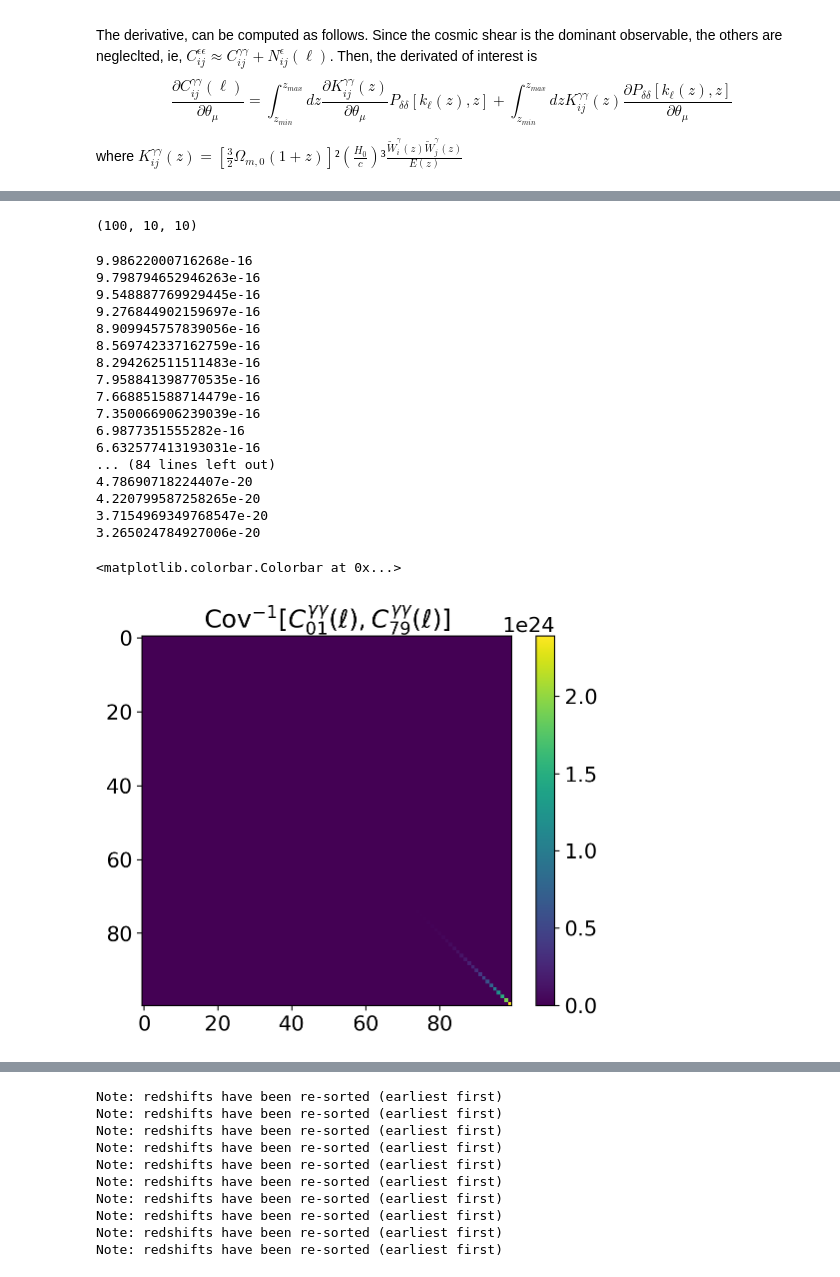
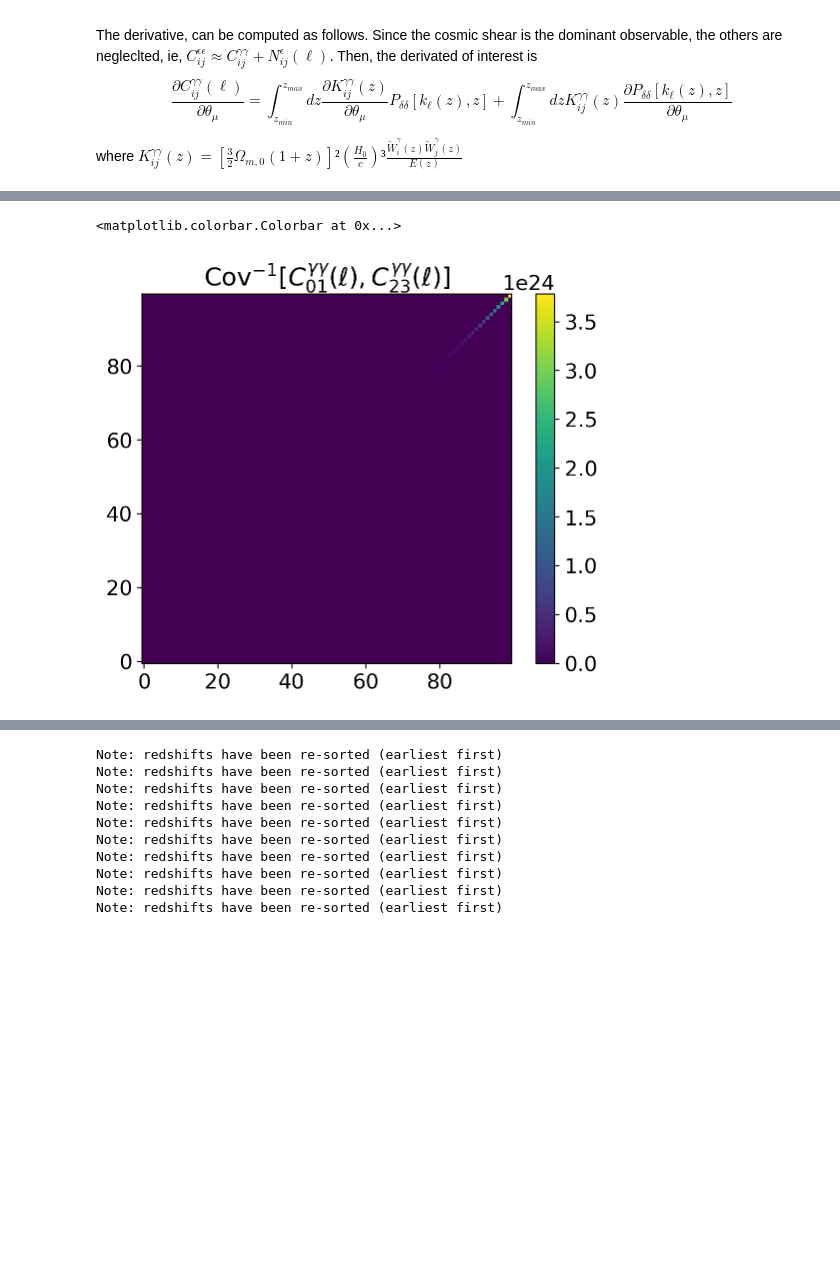
Before and after one commit to vPedreros/dfi-summer-2023, a Jupyter notebook: summer_nb copy.ipynb, the cells around one changed output, grey strips where cells are left out. Cells and saved outputs as stored; diff of their text form; code cells hidden in the pictures; blank space fills up the shorter version.

```diff
--- a/summer_nb copy.ipynb
+++ b/summer_nb copy.ipynb
@@ -384,13 +384,13 @@ np.savetxt('convergence/cosmic_shear_correctls', reshape_cosmic)
 # %%
-load_cosmic = np.loadtxt('convergence/cosmic_shear_correctls')
-cosmic_shear_p = np.reshape(load_cosmic, (load_cosmic.shape[0], load_cosmic.shape[1] // 10, 10))
+load_cosmic = np.loadtxt('convergence/cosmic_shear')
+cosmic_shear = np.reshape(load_cosmic, (load_cosmic.shape[0], load_cosmic.shape[1] // 10, 10))
 # %%
 fig, ax = plt.subplots()
 
 i, j = 9, 9
 
 for idx, l in enumerate(ls_eval):
-    ax.scatter(l, cosmic_shear_p[idx, i, j], c='mediumpurple', s=0.5)
+    ax.scatter(l, cosmic_shear[idx, i, j], c='mediumpurple', s=0.5)
 ax.set_xlabel('Multipole $\ell$')
 ax.set_ylabel(r'$C_{%s%s}^{\gamma\gamma}(\ell)$'%(str(i),str(j)));
 ax.set_xscale('log')
@@ -457,7 +457,3 @@ fig.colorbar(im)
-# %%
-cosmic_shear.shape
-# %% [output]
-(100, 10, 10)
 # %%
 def covariance(i, j, m, n, fsky=0.36361):
     covariance_matrix = np.zeros((100, 100))
@@ -470,31 +465,14 @@ def covariance(i, j, m, n, fsky=0.36361):
     return covariance_matrix
 # %%
 ell = ls_eval[-1]
-i, j = 0, 0
-m, n = 0, 0
+i, j = 0, 1
+m, n = 2, 3
 fig, ax = plt.subplots()
 
 im = ax.imshow(np.linalg.inv(covariance(i, j, m, n)))
 ax.set_title('Cov$^{-1}[C_{%i%i}^{\gamma\gamma}(\ell), C_{%i%i}^{\gamma\gamma}(\ell)]$'%(i,j,m,n))
-#ax.set_ylim(ax.get_ylim()[::-1])
+ax.set_ylim(ax.get_ylim()[::-1])
 fig.colorbar(im)
 # %% [output]
-9.98622000716268e-16
-9.798794652946263e-16
-9.548887769929445e-16
-9.276844902159697e-16
-8.909945757839056e-16
-8.569742337162759e-16
-8.294262511511483e-16
-7.958841398770535e-16
-7.668851588714479e-16
-7.350066906239039e-16
-6.9877351555282e-16
-6.632577413193031e-16
-... (84 lines left out)
-4.78690718224407e-20
-4.220799587258265e-20
-3.7154969349768547e-20
-3.265024784927006e-20
+<matplotlib.colorbar.Colorbar at 0x...>
-<matplotlib.colorbar.Colorbar at 0x...>
-[figure, old version]
+[figure, new version]
```
Also changed, not shown: parts of 9 cells of this notebook.
